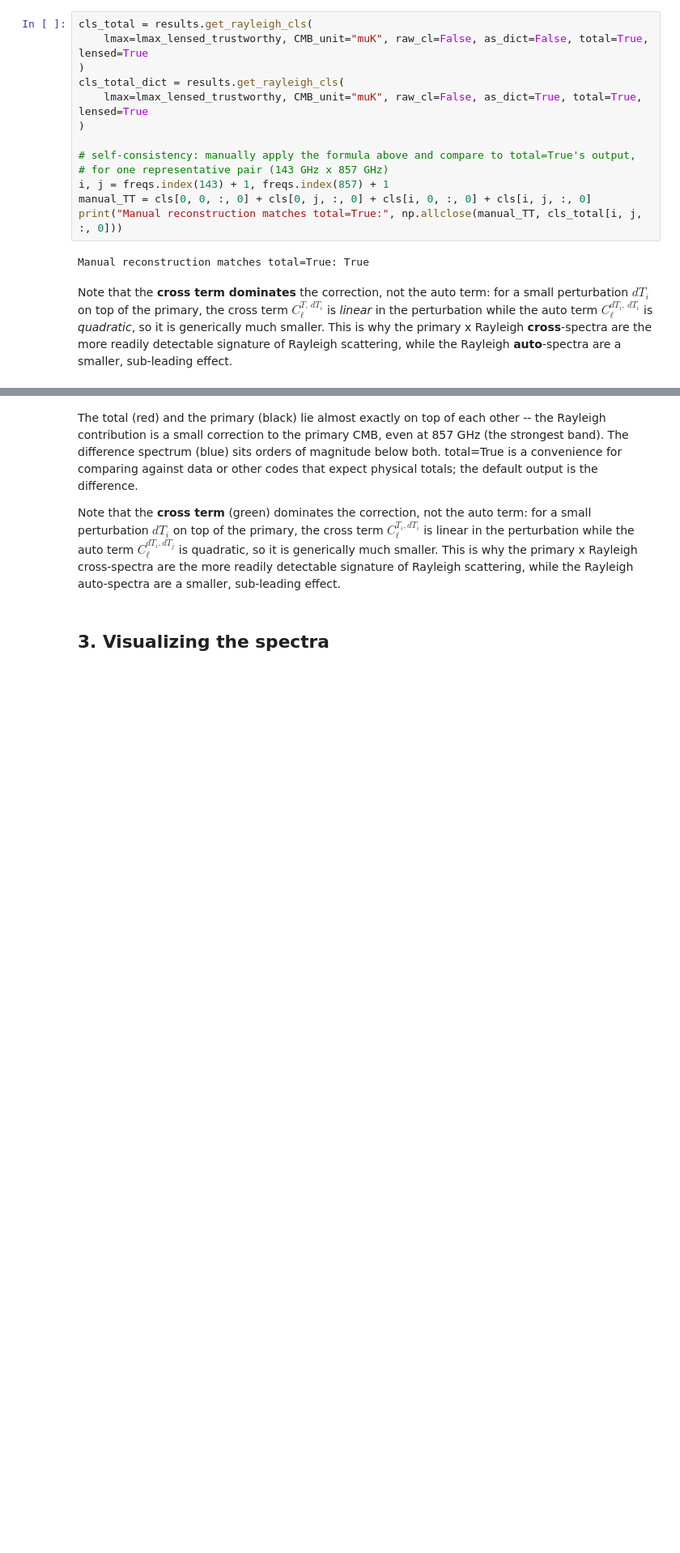
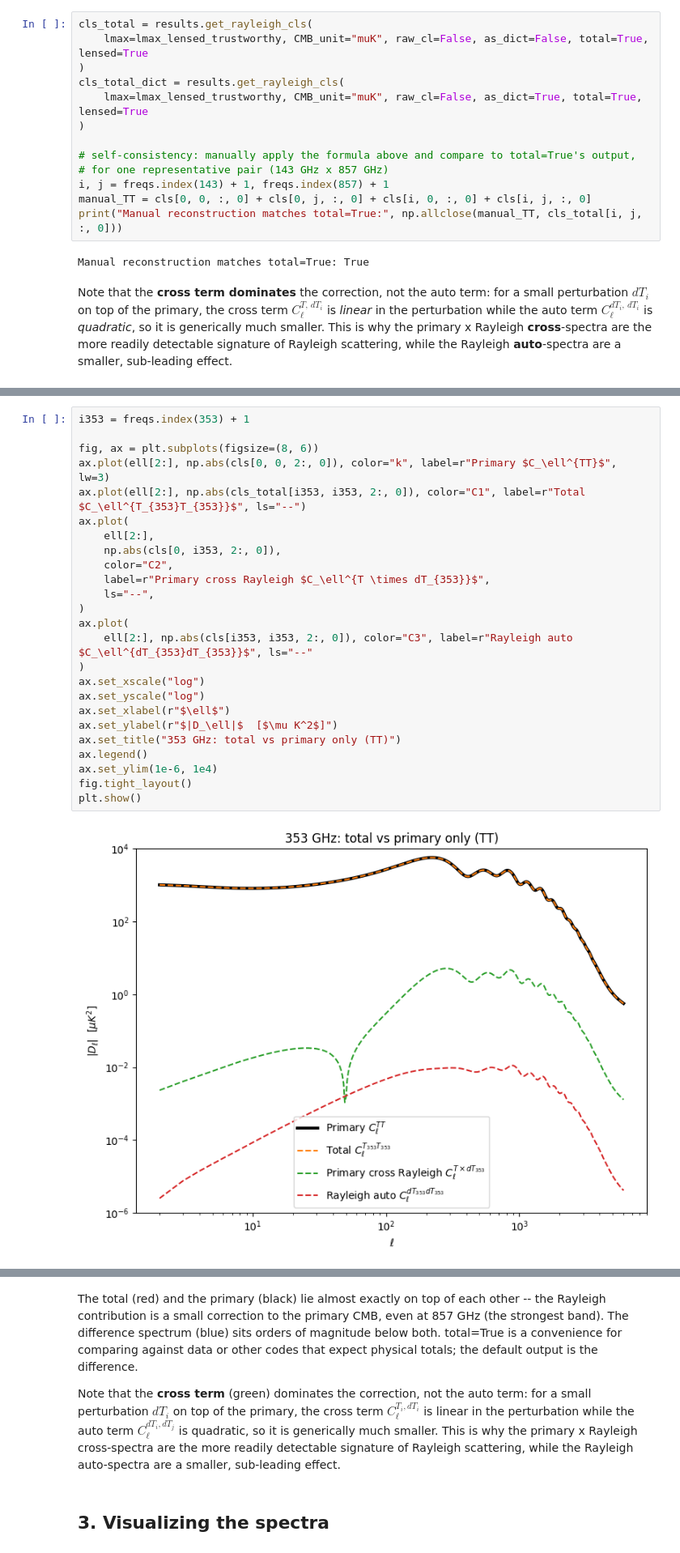
Before and after one commit to Kwanit/CAMB-Rayleigh, a Jupyter notebook: Tutorial.ipynb, the cells around one changed output, grey strips where cells are left out. Shown at 81% size. Drawn from its saved outputs; the diff is of its cells as text; blank space fills up the shorter version.

```diff
--- a/Tutorial.ipynb
+++ b/Tutorial.ipynb
@@ -275,3 +284,30 @@ plt.show()
+# %%
+i353 = freqs.index(353) + 1
+
+fig, ax = plt.subplots(figsize=(8, 6))
+ax.plot(ell[2:], np.abs(cls[0, 0, 2:, 0]), color="k", label=r"Primary $C_\ell^{TT}$", lw=3)
+ax.plot(ell[2:], np.abs(cls_total[i353, i353, 2:, 0]), color="C1", label=r"Total $C_\ell^{T_{353}T_{353}}$", ls="--")
+ax.plot(
+    ell[2:],
+    np.abs(cls[0, i353, 2:, 0]),
+    color="C2",
+    label=r"Primary cross Rayleigh $C_\ell^{T \times dT_{353}}$",
+    ls="--",
+)
+ax.plot(
+    ell[2:], np.abs(cls[i353, i353, 2:, 0]), color="C3", label=r"Rayleigh auto $C_\ell^{dT_{353}dT_{353}}$", ls="--"
+)
+ax.set_xscale("log")
+ax.set_yscale("log")
+ax.set_xlabel(r"$\ell$")
+ax.set_ylabel(r"$|D_\ell|$  [$\mu K^2$]")
+ax.set_title("353 GHz: total vs primary only (TT)")
+ax.legend()
+ax.set_ylim(1e-6, 1e4)
+fig.tight_layout()
+plt.show()
+# %% [output]
+[figure, added]
 # %%
 i857 = freqs.index(857) + 1
 i545 = freqs.index(545) + 1
```
Also changed, not shown: parts of 7 cells of this notebook, 2 other files.
